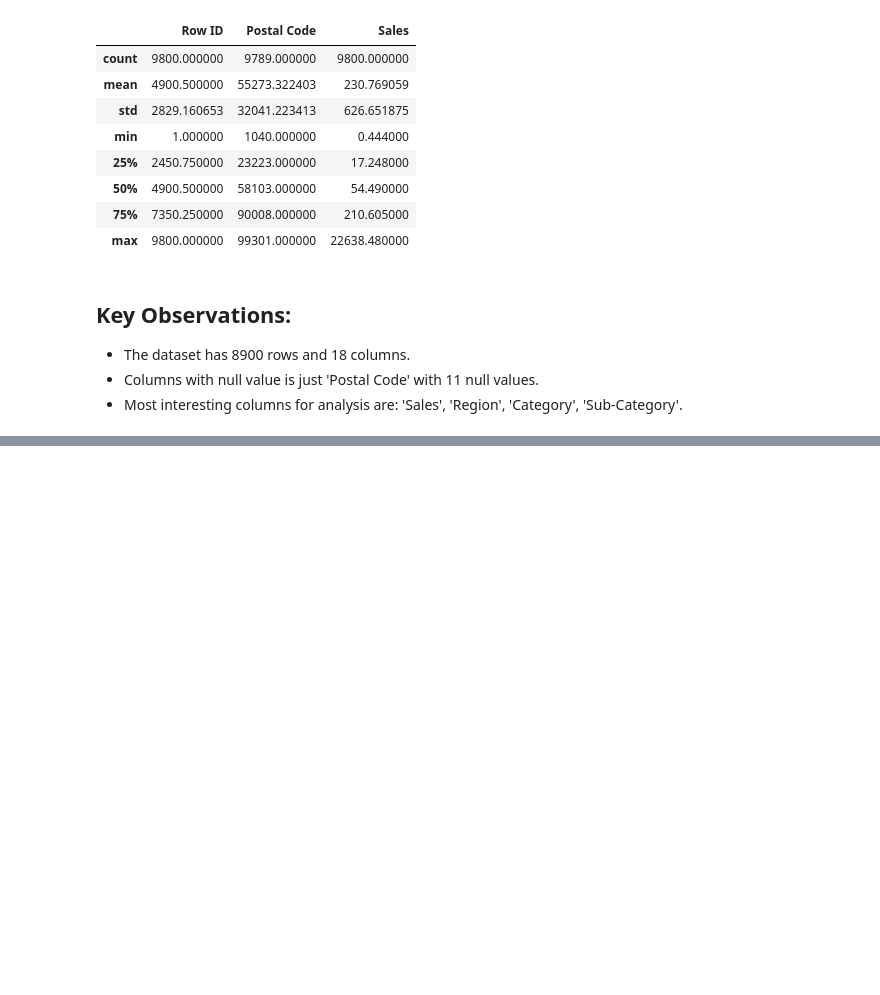
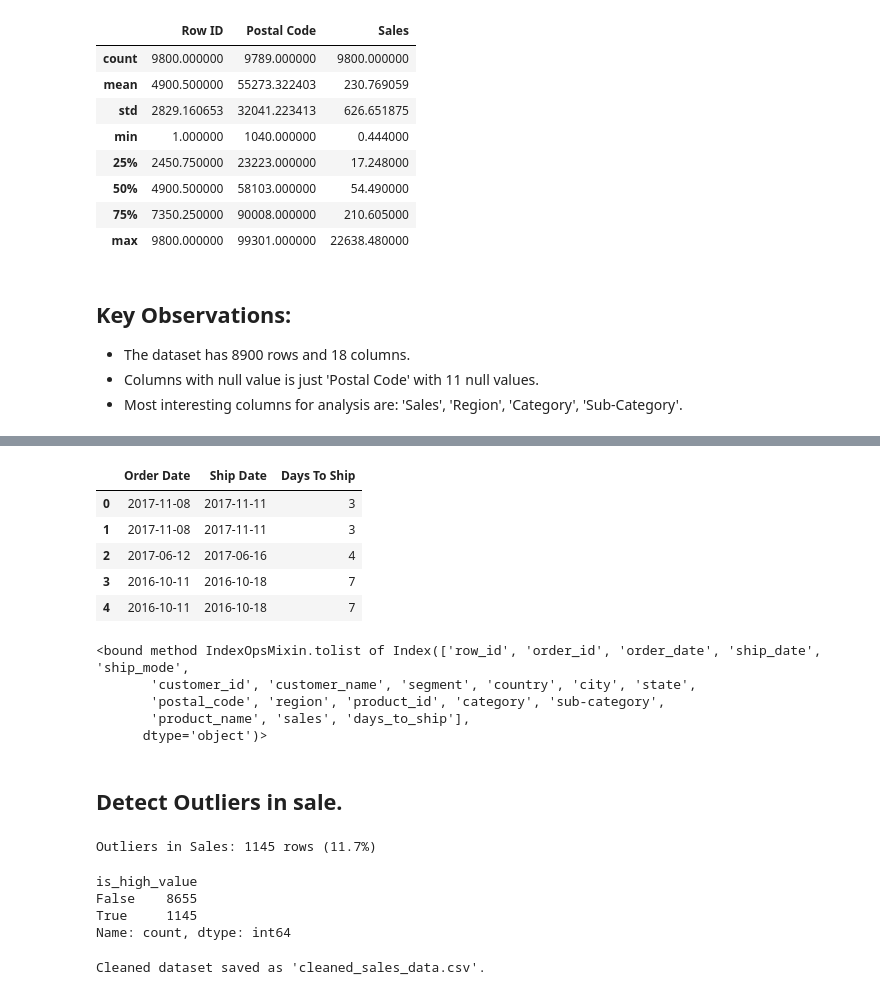
Before and after one commit to ahtisham34-tech/Data-Analyst-Portfolio, a Jupyter notebook: eda.ipynb, the cells around one changed output, grey strips where cells are left out. Saved outputs shown, nothing was run; the diff lists cells and outputs as text; code cells hidden in the pictures; blank space fills up the shorter version.

```diff
--- a/eda.ipynb
+++ b/eda.ipynb
@@ -101,0 +175,50 @@ df.describe()
+# %%
+# Days to ship a useful metric for analysis.
+df['Days To Ship'] = (df['Ship Date'] - df['Order Date']).dt.days
+# %%
+df[['Order Date','Ship Date','Days To Ship']].head()
+# %% [output]
+|  | Order Date | Ship Date | Days To Ship |
+| 0 | 2017-11-08 | 2017-11-11 | 3 |
+| 1 | 2017-11-08 | 2017-11-11 | 3 |
+| 2 | 2017-06-12 | 2017-06-16 | 4 |
+| 3 | 2016-10-11 | 2016-10-18 | 7 |
+| 4 | 2016-10-11 | 2016-10-18 | 7 |
+# %%
+# Rename column to snake case.
+
+df.columns = df.columns.str.lower().str.replace(' ','_')
+print(df.columns.tolist)
+# %% [output]
+<bound method IndexOpsMixin.tolist of Index(['row_id', 'order_id', 'order_date', 'ship_date', 'ship_mode',
+       'customer_id', 'customer_name', 'segment', 'country', 'city', 'state',
+       'postal_code', 'region', 'product_id', 'category', 'sub-category',
+       'product_name', 'sales', 'days_to_ship'],
+      dtype='object')>
+# %% [markdown]
+## Detect Outliers in sale.
+# %%
+Q1 = df['sales'].quantile(0.25)
+Q3 = df['sales'].quantile(0.75)
+IQR = Q3 - Q1
+
+outliers = df[(df['sales'] < (Q1 - 1.5 * IQR)) | (df['sales'] > (Q3 + 1.5 * IQR))]
+print(f"Outliers in Sales: {len(outliers)} rows ({round(len(outliers)/len(df)*100, 1)}%)")
+# %% [output]
+Outliers in Sales: 1145 rows (11.7%)
+# %%
+# Don't remove sales outliers — large orders are real business events
+# Flag them instead so we can analyse them separately
+df['is_high_value'] = df['sales'] > (Q3 + 1.5 * IQR)
+print(df['is_high_value'].value_counts())
+# %% [output]
+is_high_value
+False    8655
+True     1145
+Name: count, dtype: int64
+# %%
+# Save the cleaned dataset for future use.
+df.to_csv('cleaned_sales_data.csv', index=False)
+print("Cleaned dataset saved as 'cleaned_sales_data.csv'.")
+# %% [output]
+Cleaned dataset saved as 'cleaned_sales_data.csv'.
```
Also changed, not shown: parts of 12 cells of this notebook, 1 other file.
